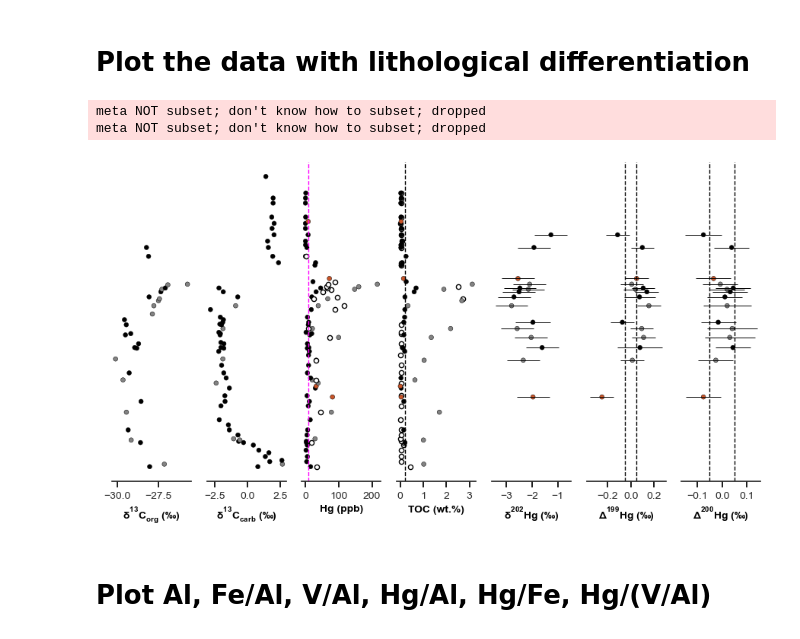
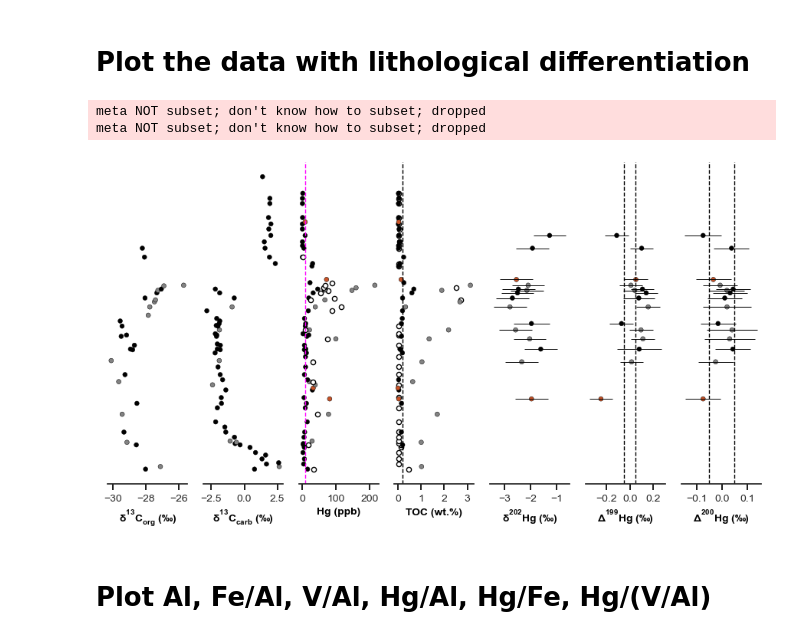
Before and after one commit to oluwaseun-edward/notebooks, a Jupyter notebook: shanggang.ipynb, the cells around one changed output. Cells and saved outputs as stored; diff of their text form; code cells hidden in the pictures.

```diff
--- a/shanggang.ipynb
+++ b/shanggang.ipynb
@@ -67,34 +65,35 @@ for ix, sub in enumerate(subs):
                     color='black', legend=False, edgecolor='black',
                     size=20, hue='rock-type', palette=colors
                     )
     ax[ix].tick_params(labelsize=10, color='black')
     ax[ix].set_xlabel(xlabels[ix], fontsize=10, c="black", fontweight="bold")
 
 # add Hg/TOC plot to axes 2
 ax2.scatter(Hg_TOC, depth, s=20, color="white", edgecolor="black")
 
 # Show cut-off limits used for interpretation of the data.
 ax3.axvline(x=0.2, linestyle="--", color="black", linewidth=1)
 ax5.axvline(x=-0.05, linestyle="--", color="black", linewidth=1)
 ax5.axvline(x=0.05, linestyle="--", color="black", linewidth=1)
 ax6.axvline(x=-0.05, linestyle="--", color="black", linewidth=1)
 ax6.axvline(x=0.05, linestyle="--", color="black", linewidth=1)
 ax2.axvline(x=10, linestyle="--", color="fuchsia", linewidth=1)
 # customize the x-axis ticks.
 ax3.set_xticks([0, 1, 2, 3])
 ax5.set_xticks([-.2, 0, .2])
 ax2.set_xticks([0, 100, 200])
+ax0.set_xticks([-30, -28, -26])
 
 # add error bars to Hg-isotope subplots
 for ix, sub in enumerate(err):
     ax_2[ix].errorbar(xerr=sha[sub], y=depth,x=err_subs[ix], ecolor="black", color="black",
              linestyle='none', elinewidth=0.7, capthick=0.5, mec='black')
 
 plt.savefig("../plots/sha_all2.pdf", dpi=600)
 # %% [output]
 meta NOT subset; don't know how to subset; dropped
 meta NOT subset; don't know how to subset; dropped
-[figure, old version]
+[figure, new version]
 # %% [markdown]
 # Plot Al, Fe/Al, V/Al, Hg/Al, Hg/Fe, Hg/(V/Al)
 # %% [markdown]
```
Also changed, not shown: parts of 2 cells of this notebook, 3 other files.
